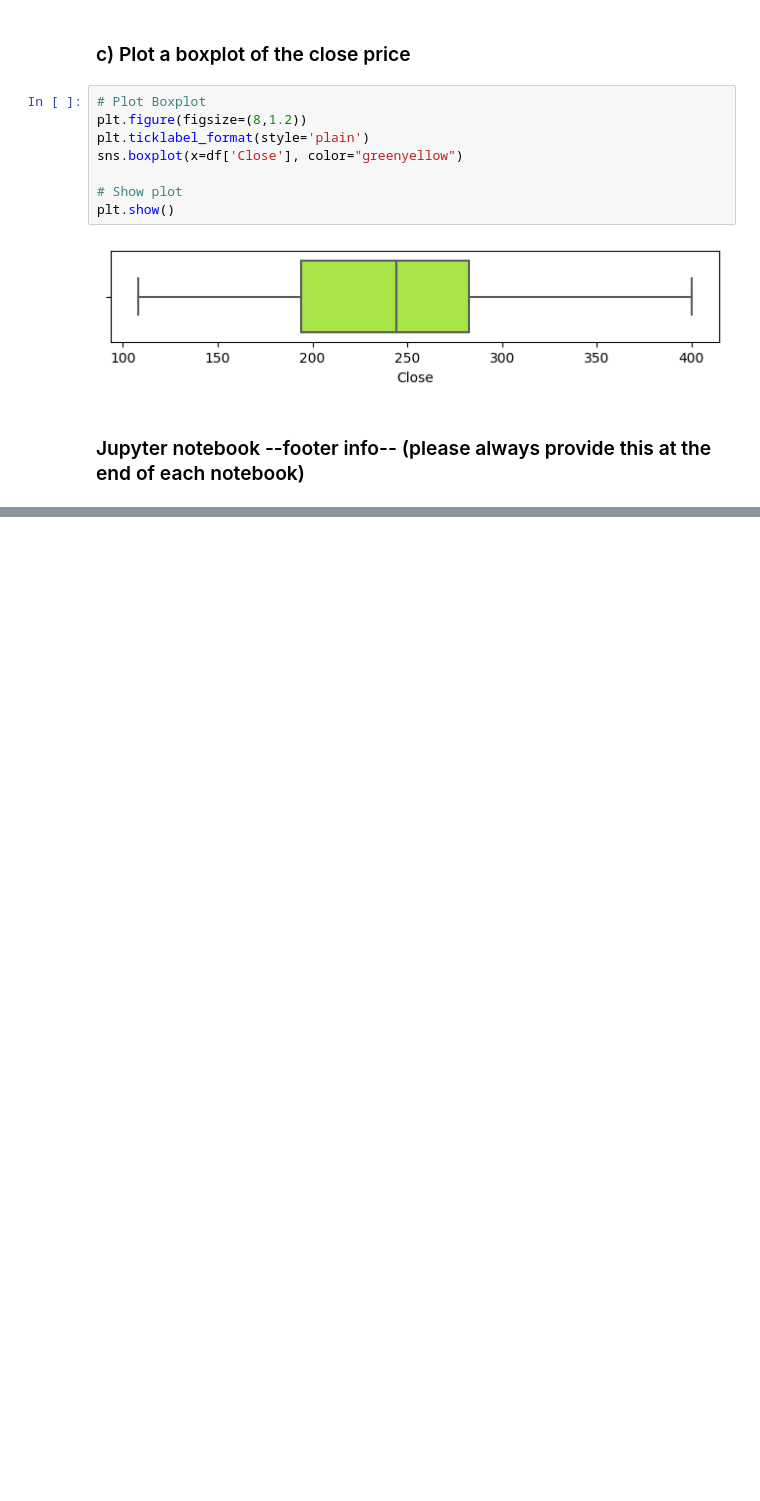
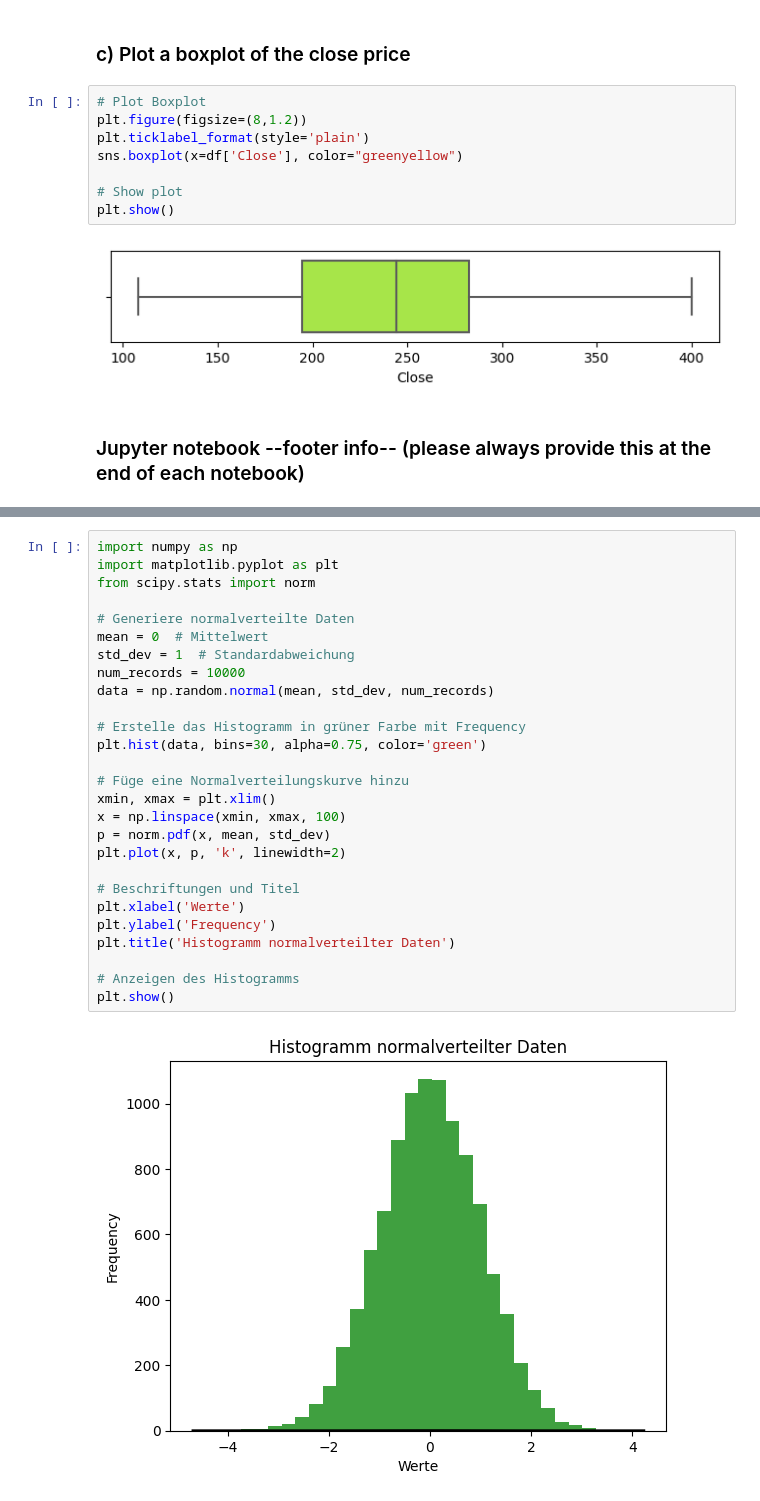
Before and after one commit to husicabe/data_analytics, a Jupyter notebook: GK/Week_04/yahoo_finance_example.ipynb, the cells around one changed output, grey strips where cells are left out. Saved outputs shown, nothing was run; the diff lists cells and outputs as text; blank space fills up the shorter version.

```diff
--- a/GK/Week_04/yahoo_finance_example.ipynb
+++ b/GK/Week_04/yahoo_finance_example.ipynb
@@ -150,0 +209,29 @@ Python Version: 3.10.13
+# %%
+import numpy as np
+import matplotlib.pyplot as plt
+from scipy.stats import norm
+
+# Generiere normalverteilte Daten
+mean = 0  # Mittelwert
+std_dev = 1  # Standardabweichung
+num_records = 10000
+data = np.random.normal(mean, std_dev, num_records)
+
+# Erstelle das Histogramm in grüner Farbe mit Frequency
+plt.hist(data, bins=30, alpha=0.75, color='green')
+
+# Füge eine Normalverteilungskurve hinzu
+xmin, xmax = plt.xlim()
+x = np.linspace(xmin, xmax, 100)
+p = norm.pdf(x, mean, std_dev)
+plt.plot(x, p, 'k', linewidth=2)
+
+# Beschriftungen und Titel
+plt.xlabel('Werte')
+plt.ylabel('Frequency')
+plt.title('Histogramm normalverteilter Daten')
+
+# Anzeigen des Histogramms
+plt.show()
+# %% [output]
+[figure, added]
```
Also changed, not shown: parts of 7 cells of this notebook.
